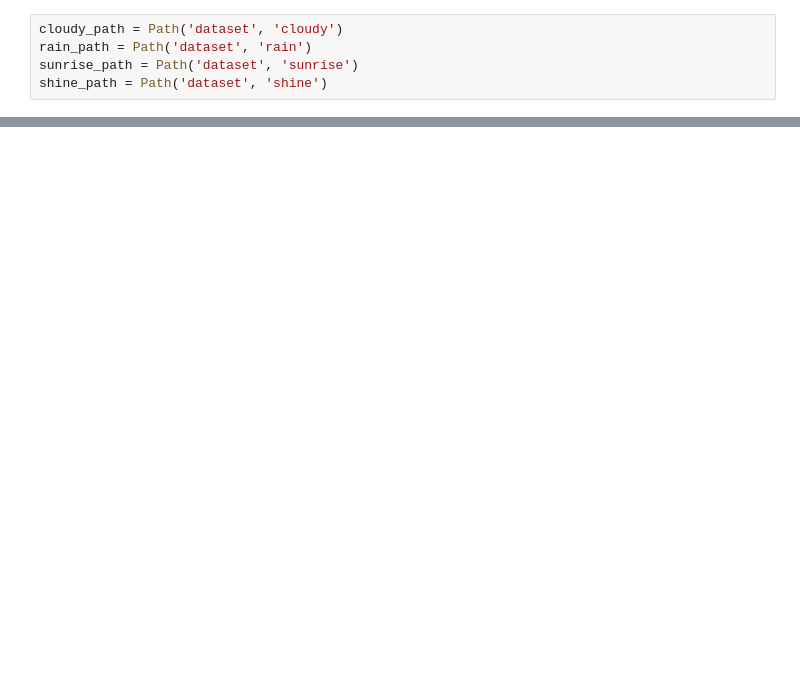
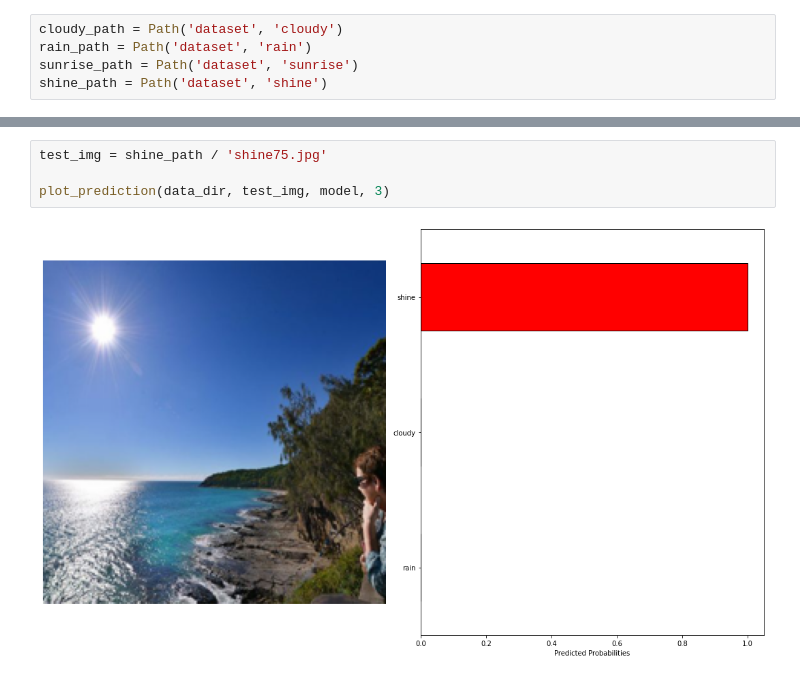
Before and after one commit to jpbacher/transfer-learning, a Jupyter notebook: weather_test.ipynb, the cells around one changed output, grey strips where cells are left out. Cells and saved outputs as stored; diff of their text form; blank space fills up the shorter version.

```diff
--- a/weather_test.ipynb
+++ b/weather_test.ipynb
@@ -244,0 +87,6 @@ model, history = train(
+# %%
+test_img = shine_path / 'shine75.jpg'
+
+plot_prediction(data_dir, test_img, model, 3)
+# %% [output]
+[figure, added]
```
Also changed, not shown: parts of 26 cells of this notebook.
